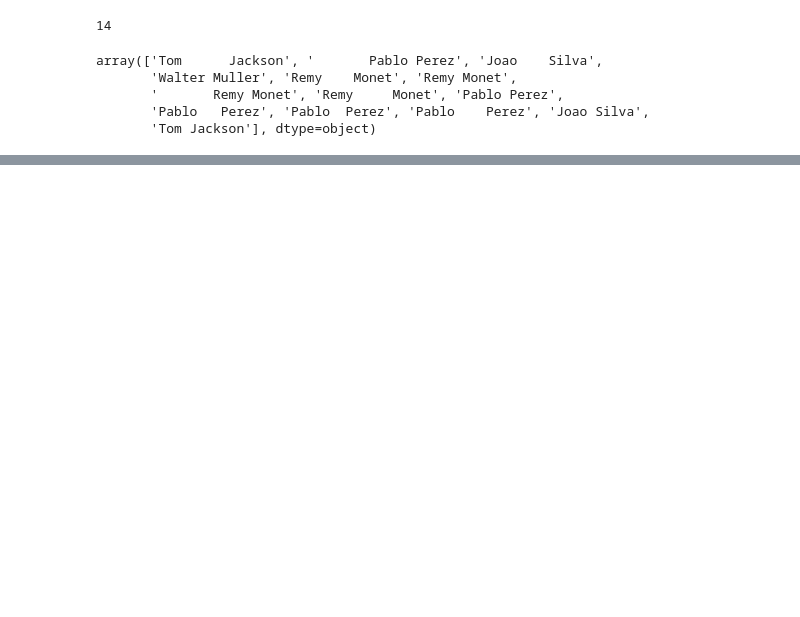
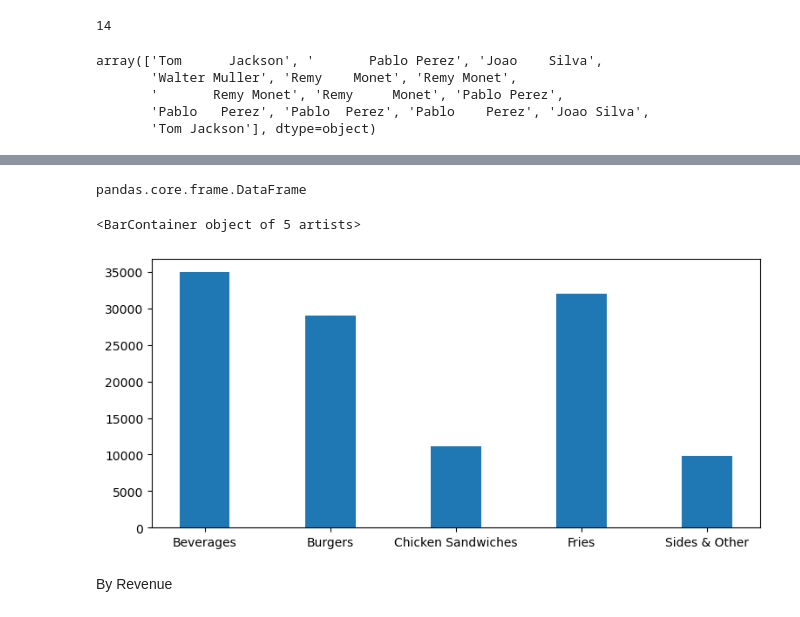
Before and after one commit to GilangPradnyana/UDEMY_PYTHON, a Jupyter notebook: PROJECT/SALES/main.ipynb, the cells around one changed output, grey strips where cells are left out. Drawn from its saved outputs; the diff is of its cells as text; code cells hidden in the pictures; blank space fills up the shorter version.

```diff
--- a/PROJECT/SALES/main.ipynb
+++ b/PROJECT/SALES/main.ipynb
@@ -141,0 +334,2 @@ data.describe()
+# %%
+most_quantity = data.groupby("Product")["Quantity"].sum()
@@ -141,0 +346,14 @@ data.describe()
+# %%
+most_quantity = most_quantity.reset_index()
+# %%
+type(most_quantity)
+# %% [output]
+pandas.core.frame.DataFrame
+# %%
+plt.figure(figsize=(9,4))
+plt.bar(most_quantity['Product'], most_quantity["Quantity"], width=0.4)
+# %% [output]
+<BarContainer object of 5 artists>
+[figure, added]
+# %% [markdown]
+By Revenue
```
Also changed, not shown: parts of 70 cells of this notebook.
